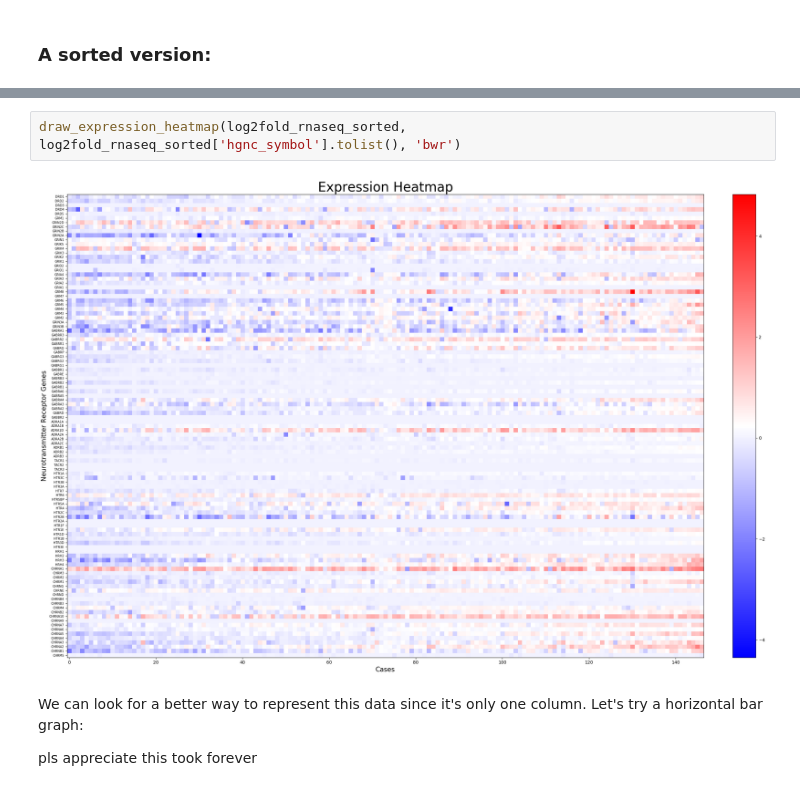
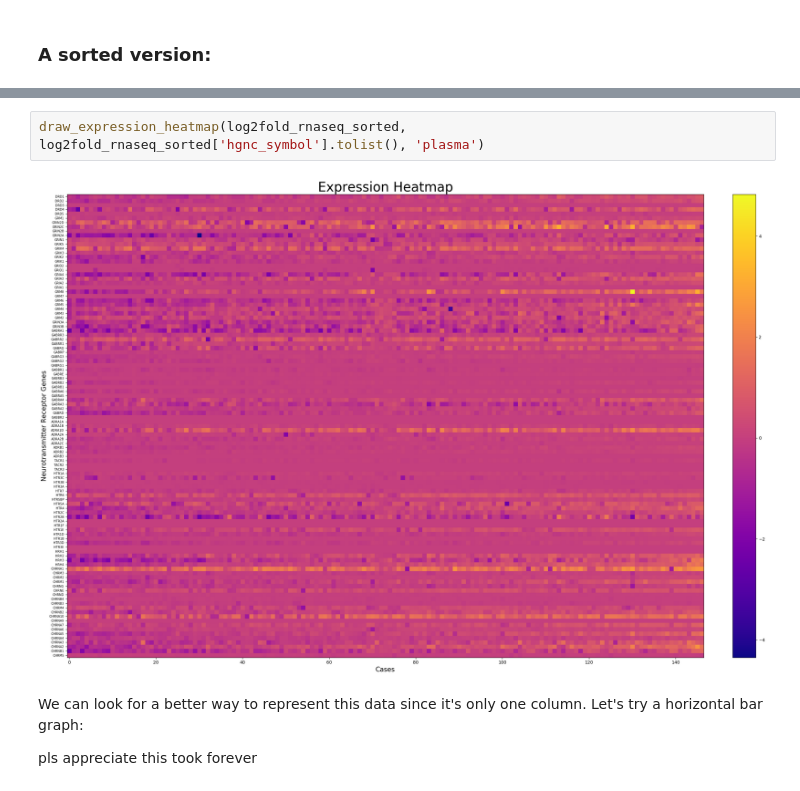
Before and after one commit to sophiaho/broad-work, a Jupyter notebook: cancer_expression_heatmap.ipynb, the cells around one changed output, grey strips where cells are left out. Cells and saved outputs as stored; diff of their text form.

```diff
--- a/cancer_expression_heatmap.ipynb
+++ b/cancer_expression_heatmap.ipynb
@@ -841,7 +873,7 @@ log2fold_rnaseq_sorted = sort_table(log2fold_rnaseq)
 # %%
-draw_expression_heatmap(log2fold_rnaseq_sorted, log2fold_rnaseq_sorted['hgnc_symbol'].tolist(), 'bwr')
+draw_expression_heatmap(log2fold_rnaseq_sorted, log2fold_rnaseq_sorted['hgnc_symbol'].tolist(), 'plasma')
 # %% [output]
-[figure, old version]
+[figure, new version]
 # %% [markdown]
 We can look for a better way to represent this data since it's only one column. Let's try a horizontal bar graph:
 
```
Also changed, not shown: parts of 11 cells of this notebook.
